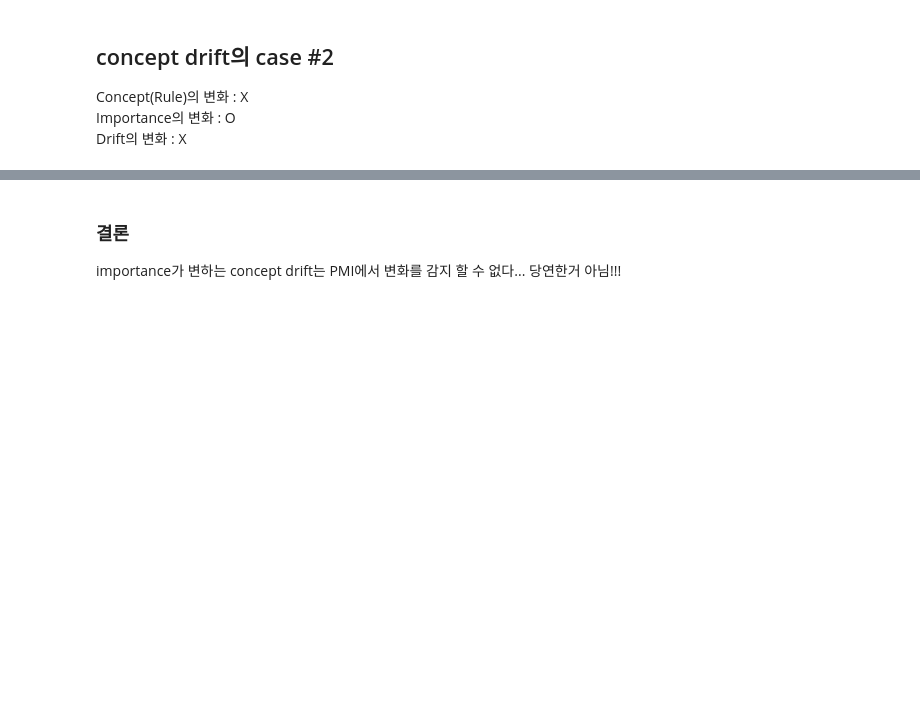
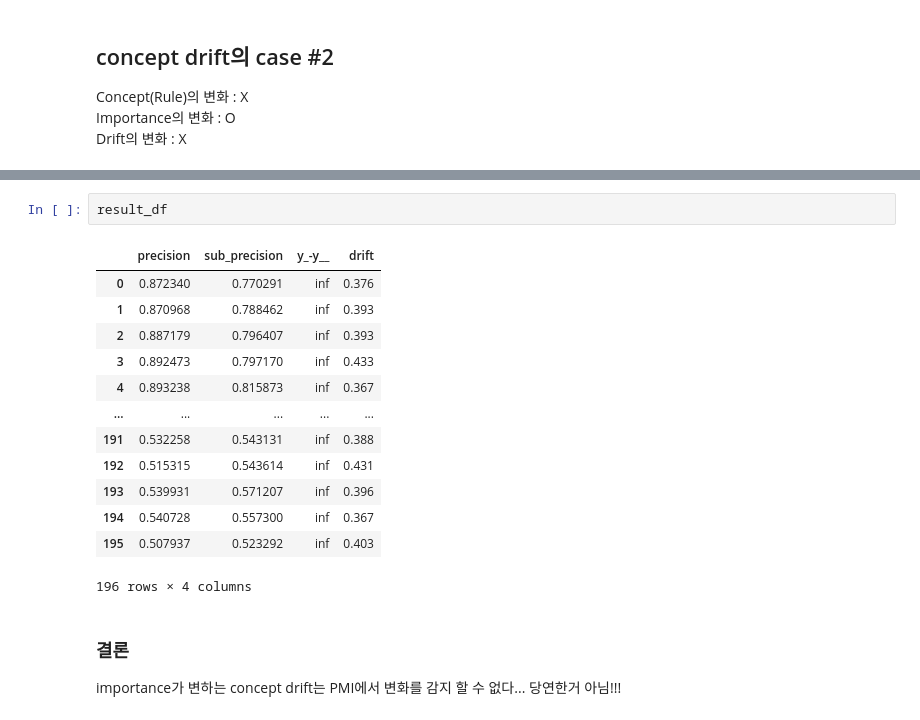
Before and after one commit to dolmani38/concept_drift, a Jupyter notebook: 새로운 가정_0209.ipynb, the cells around one changed output, grey strips where cells are left out. Cells and saved outputs as stored; diff of their text form; blank space fills up the shorter version.

```diff
--- a/새로운 가정_0209.ipynb
+++ b/새로운 가정_0209.ipynb
@@ -263,3 +311,19 @@ ax.plot()
+# %%
+result_df
+# %% [output]
+|  | precision | sub_precision | y_-y__ | drift |
+| 0 | 0.872340 | 0.770291 | inf | 0.376 |
+| 1 | 0.870968 | 0.788462 | inf | 0.393 |
+| 2 | 0.887179 | 0.796407 | inf | 0.393 |
+| 3 | 0.892473 | 0.797170 | inf | 0.433 |
+| 4 | 0.893238 | 0.815873 | inf | 0.367 |
+| ... | ... | ... | ... | ... |
+| 191 | 0.532258 | 0.543131 | inf | 0.388 |
+| 192 | 0.515315 | 0.543614 | inf | 0.431 |
+| 193 | 0.539931 | 0.571207 | inf | 0.396 |
+| 194 | 0.540728 | 0.557300 | inf | 0.367 |
+| 195 | 0.507937 | 0.523292 | inf | 0.403 |
+196 rows × 4 columns
 # %% [markdown]
 ### 결론
 
```
Also changed, not shown: parts of 10 cells of this notebook.
